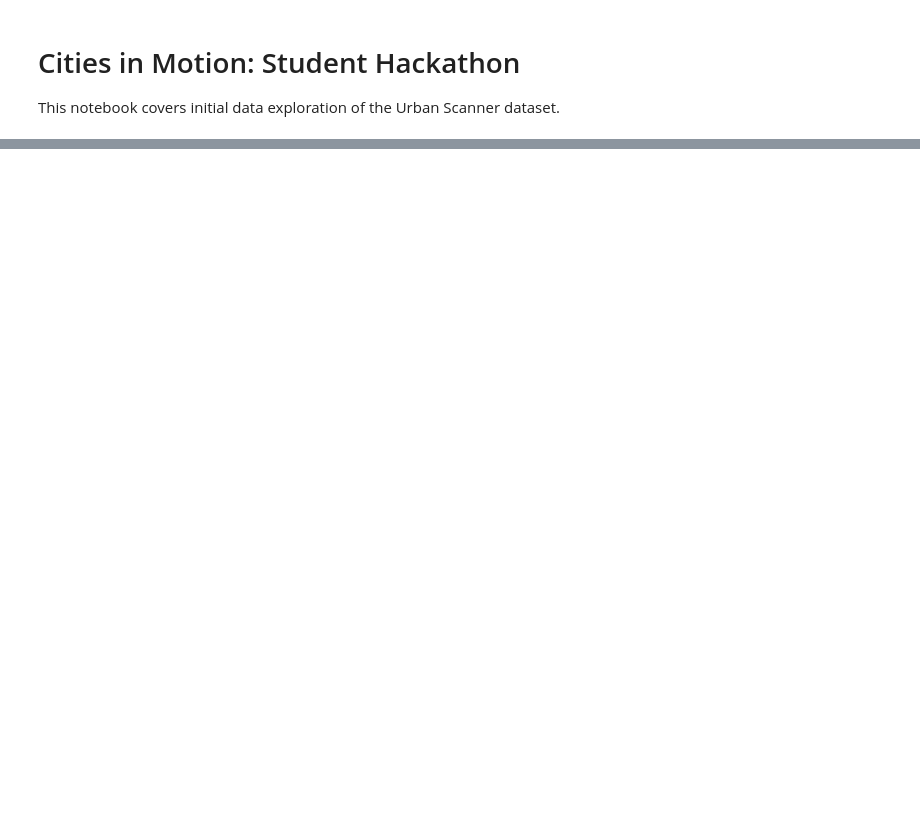
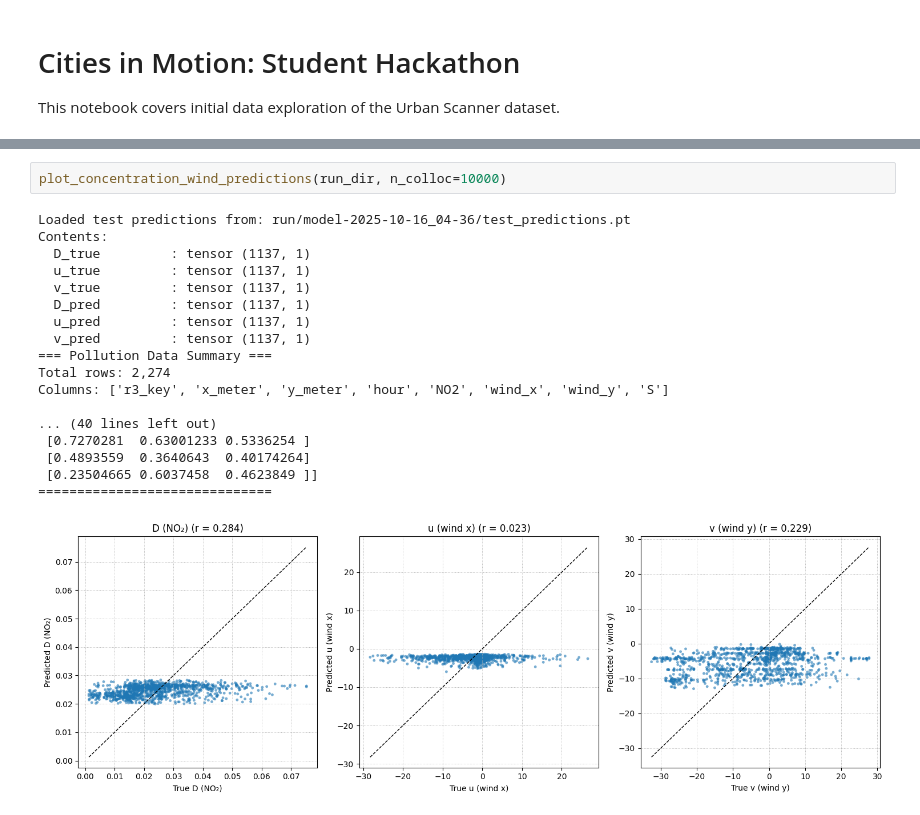
Before and after one commit to isalva2/CIM_UrbanScanner, a Jupyter notebook: notebooks/isaac_dataloader.ipynb, the cells around one changed output, grey strips where cells are left out. Saved outputs shown, nothing was run; the diff lists cells and outputs as text; blank space fills up the shorter version.

```diff
--- a/notebooks/isaac_dataloader.ipynb
+++ b/notebooks/isaac_dataloader.ipynb
@@ -46,0 +29,21 @@ Feature ranges (original scale):
+# %%
+plot_concentration_wind_predictions(run_dir, n_colloc=10000)
+# %% [output]
+Loaded test predictions from: run/model-2025-10-16_04-36/test_predictions.pt
+Contents:
+  D_true         : tensor (1137, 1)
+  u_true         : tensor (1137, 1)
+  v_true         : tensor (1137, 1)
+  D_pred         : tensor (1137, 1)
+  u_pred         : tensor (1137, 1)
+  v_pred         : tensor (1137, 1)
+=== Pollution Data Summary ===
+Total rows: 2,274
+Columns: ['r3_key', 'x_meter', 'y_meter', 'hour', 'NO2', 'wind_x', 'wind_y', 'S']
+
+... (40 lines left out)
+ [0.7270281  0.63001233 0.5336254 ]
+ [0.4893559  0.3640643  0.40174264]
+ [0.23504665 0.6037458  0.4623849 ]]
+==============================
+[figure, added]
```
Also changed, not shown: parts of 3 cells of this notebook, 9 other files.
